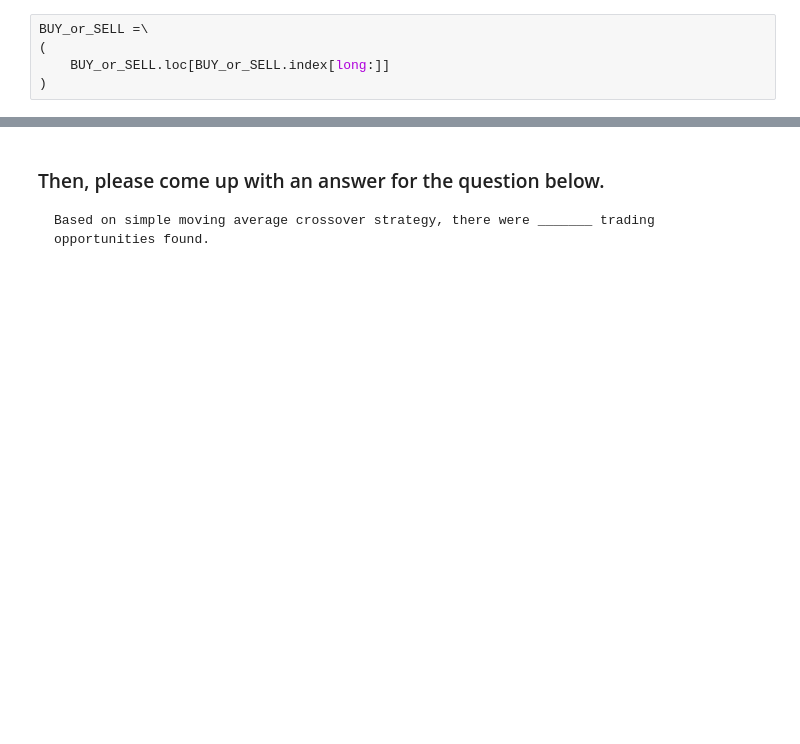
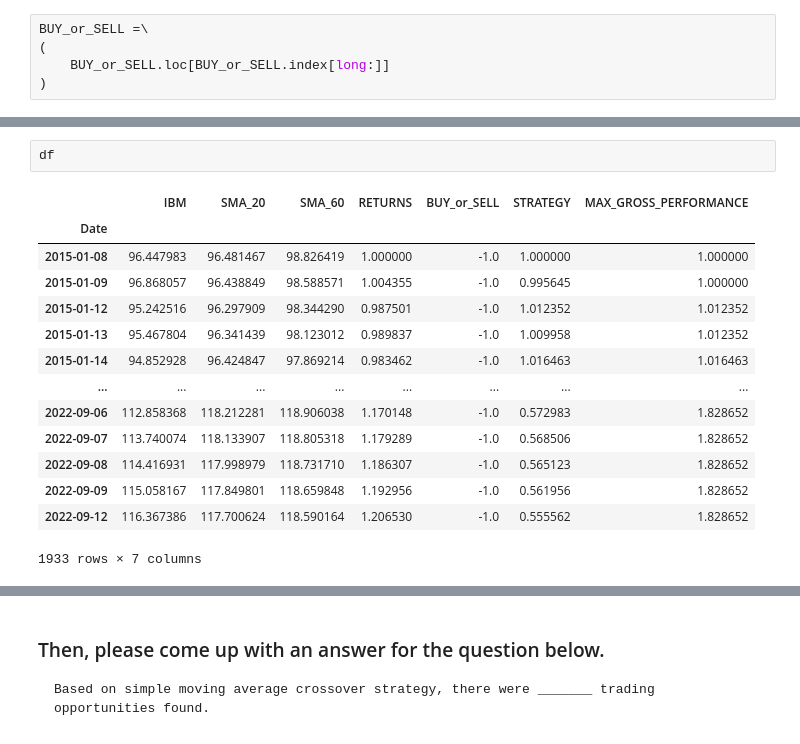
Before and after one commit to changjulian17/qf627, a Jupyter notebook: problem_set_4/QF627_Problem_Set_4.ipynb, the cells around one changed output, grey strips where cells are left out. Saved outputs shown, nothing was run; the diff lists cells and outputs as text; blank space fills up the shorter version.

```diff
--- a/problem_set_4/QF627_Problem_Set_4.ipynb
+++ b/problem_set_4/QF627_Problem_Set_4.ipynb
@@ -560,0 +636,17 @@ sub=\
+# %%
+df
+# %% [output]
+|  | IBM | SMA_20 | SMA_60 | RETURNS | BUY_or_SELL | STRATEGY | MAX_GROSS_PERFORMANCE |
+| Date |  |  |  |  |  |  |  |
+| 2015-01-08 | 96.447983 | 96.481467 | 98.826419 | 1.000000 | -1.0 | 1.000000 | 1.000000 |
+| 2015-01-09 | 96.868057 | 96.438849 | 98.588571 | 1.004355 | -1.0 | 0.995645 | 1.000000 |
+| 2015-01-12 | 95.242516 | 96.297909 | 98.344290 | 0.987501 | -1.0 | 1.012352 | 1.012352 |
+| 2015-01-13 | 95.467804 | 96.341439 | 98.123012 | 0.989837 | -1.0 | 1.009958 | 1.012352 |
+| 2015-01-14 | 94.852928 | 96.424847 | 97.869214 | 0.983462 | -1.0 | 1.016463 | 1.016463 |
+| ... | ... | ... | ... | ... | ... | ... | ... |
+| 2022-09-06 | 112.858368 | 118.212281 | 118.906038 | 1.170148 | -1.0 | 0.572983 | 1.828652 |
+| 2022-09-07 | 113.740074 | 118.133907 | 118.805318 | 1.179289 | -1.0 | 0.568506 | 1.828652 |
+| 2022-09-08 | 114.416931 | 117.998979 | 118.731710 | 1.186307 | -1.0 | 0.565123 | 1.828652 |
+| 2022-09-09 | 115.058167 | 117.849801 | 118.659848 | 1.192956 | -1.0 | 0.561956 | 1.828652 |
+| 2022-09-12 | 116.367386 | 117.700624 | 118.590164 | 1.206530 | -1.0 | 0.555562 | 1.828652 |
+1933 rows × 7 columns
```
Also changed, not shown: parts of 32 cells of this notebook, 3 other files.
